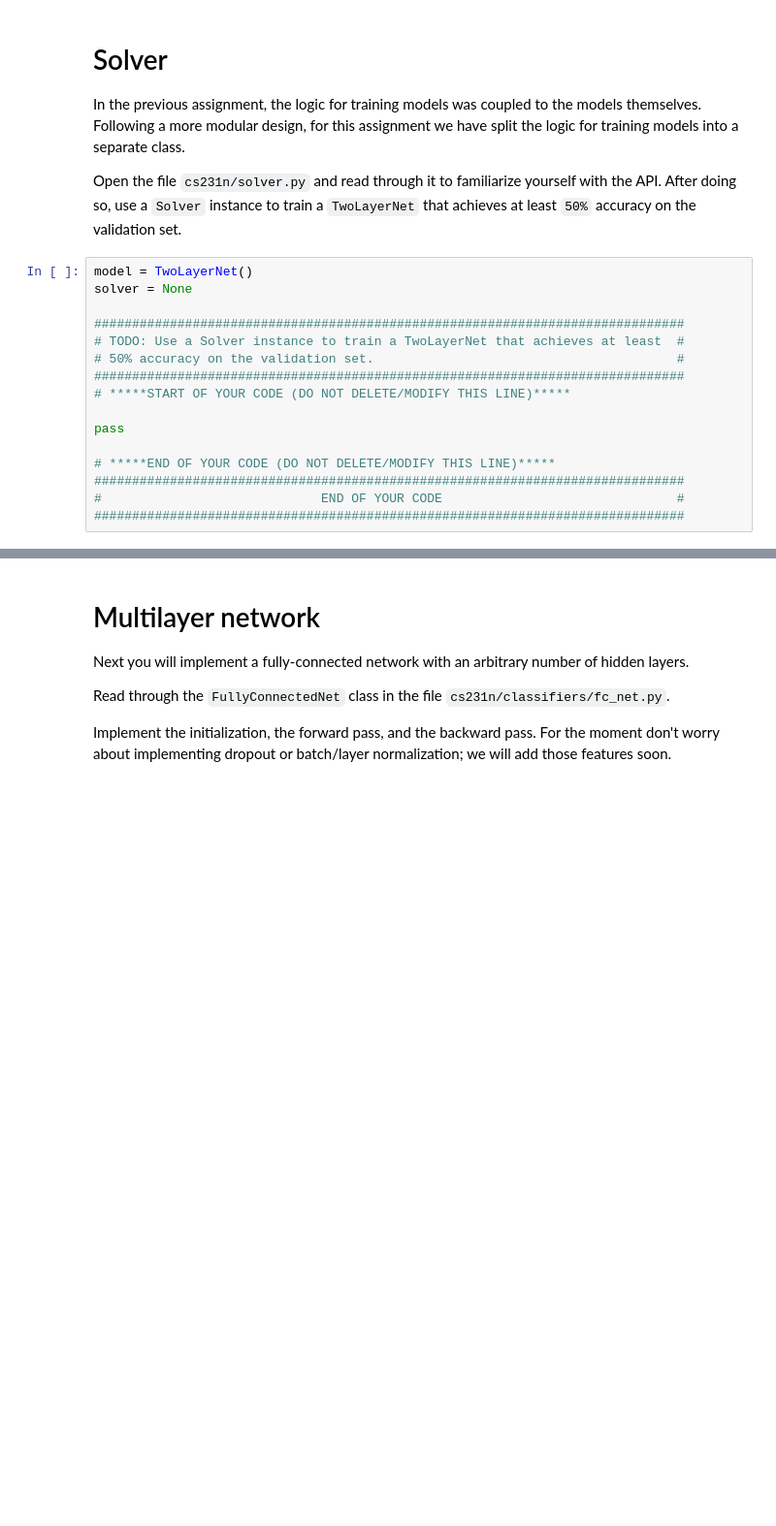
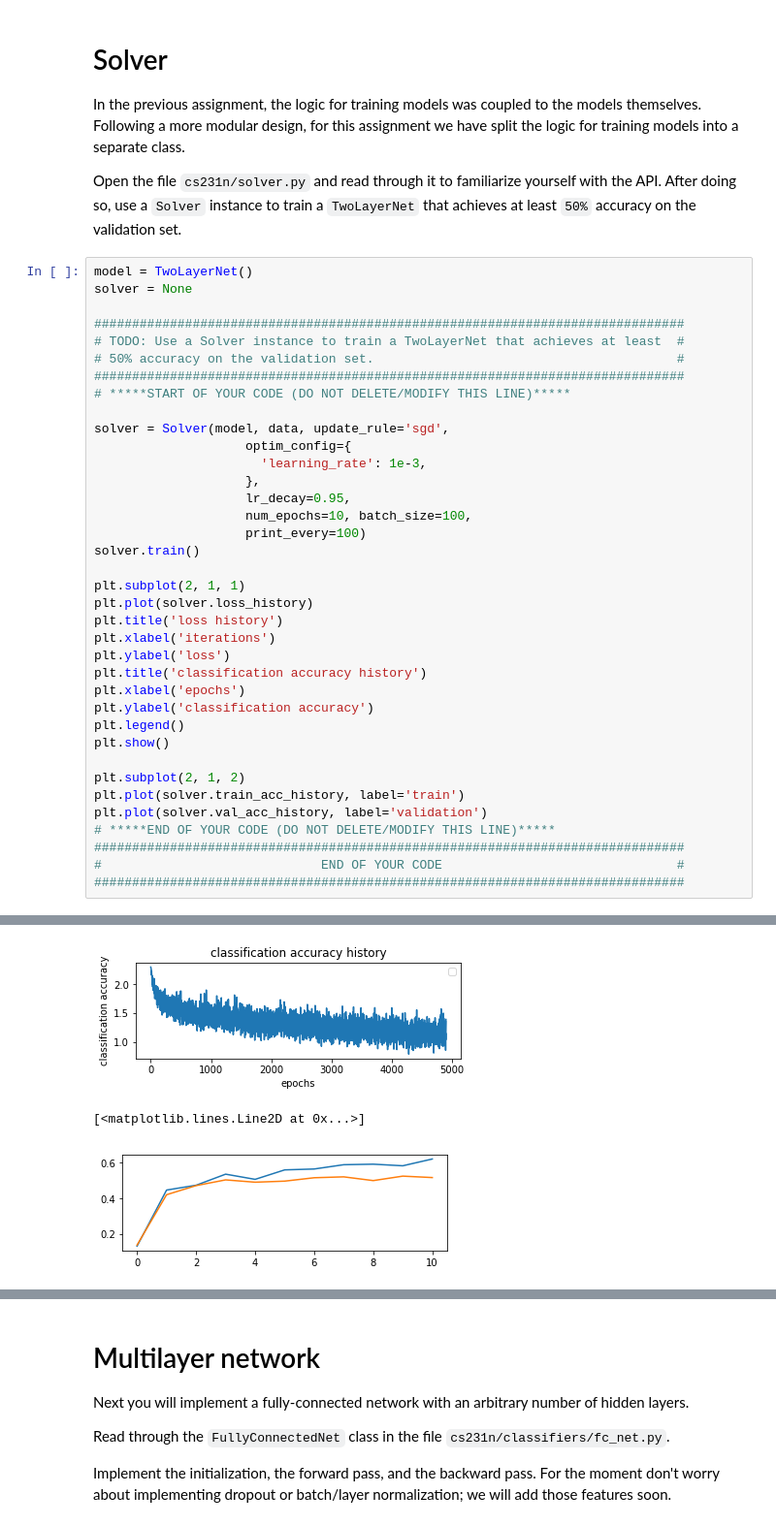
Before and after one commit to sun3396815/cs231n-2020, a Jupyter notebook: assignment2/FullyConnectedNets.ipynb, the cells around one changed output, grey strips where cells are left out. Shown at 97% size. Drawn from its saved outputs; the diff is of its cells as text; blank space fills up the shorter version.

```diff
--- a/assignment2/FullyConnectedNets.ipynb
+++ b/assignment2/FullyConnectedNets.ipynb
@@ -314,9 +337,31 @@ solver = None
 ##############################################################################
 # *****START OF YOUR CODE (DO NOT DELETE/MODIFY THIS LINE)*****
 
-pass
+solver = Solver(model, data, update_rule='sgd',
+                    optim_config={
+                      'learning_rate': 1e-3,
+                    },
+                    lr_decay=0.95,
+                    num_epochs=10, batch_size=100,
+                    print_every=100)
+solver.train()
 
+plt.subplot(2, 1, 1)
+plt.plot(solver.loss_history)
+plt.title('loss history')
+plt.xlabel('iterations')
+plt.ylabel('loss')
+plt.title('classification accuracy history')
+plt.xlabel('epochs')
+plt.ylabel('classification accuracy')
+plt.legend()
+plt.show()
+
+plt.subplot(2, 1, 2)
+plt.plot(solver.train_acc_history, label='train')
+plt.plot(solver.val_acc_history, label='validation')
 # *****END OF YOUR CODE (DO NOT DELETE/MODIFY THIS LINE)*****
 ##############################################################################
 #                             END OF YOUR CODE                               #
 ##############################################################################
+# %% [output]
@@ -323,3 +385,6 @@ pass
+[figure, added]
+[<matplotlib.lines.Line2D at 0x...>]
+[figure, added]
 # %%
 # Run this cell to visualize training loss and train / val accuracy
 
```
Also changed, not shown: parts of 24 cells of this notebook, 6 other files.
